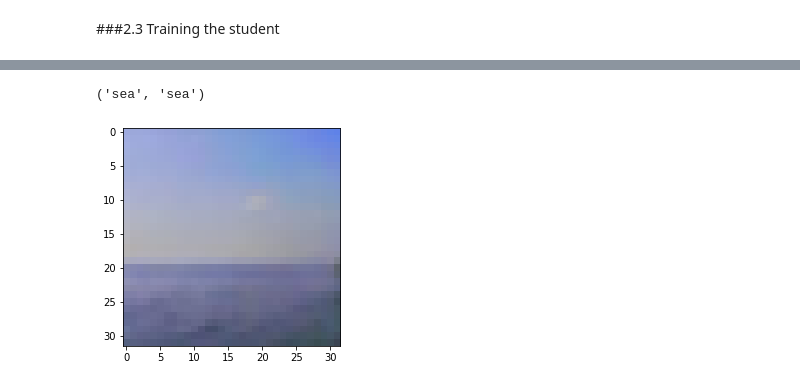
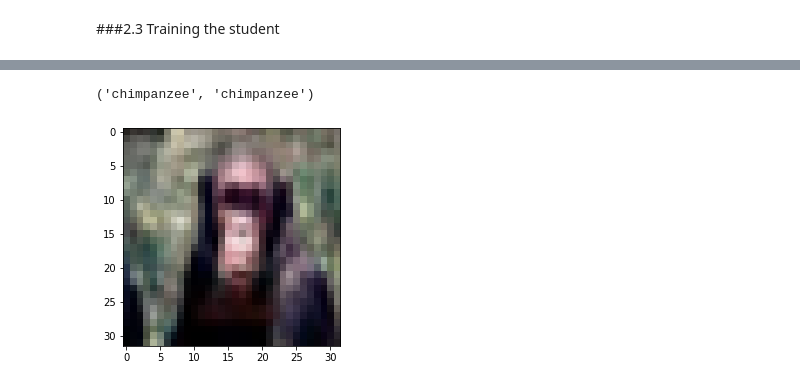
Before and after one commit to MatteoGioia/ViT2MLPMixerKD, a Jupyter notebook: ViT2MLPKD.ipynb, the cells around one changed output, grey strips where cells are left out. Saved outputs shown, nothing was run; the diff lists cells and outputs as text; code cells hidden in the pictures.

```diff
--- a/ViT2MLPKD.ipynb
+++ b/ViT2MLPKD.ipynb
@@ -309,6 +307,7 @@ class LitMixer(pl.LightningModule):
         self.train_tot = 0
         self.val_tot = 0
         self.test_tot = 0
+        self.first_test = True
 
         super().save_hyperparameters()
 
@@ -394,8 +393,13 @@ class LitMixer(pl.LightningModule):
         self.test_acc = 0
         self.test_tot = 0
         #log
-        self.log("test_loss",avg_loss)
-        self.log("test_accuracy",accuracy)
+        if self.first_test:
+          self.log("test_loss_before",avg_loss)
+          self.log("test_accuracy_before",accuracy)
+          self.first_test = False
+        else:
+          self.log("test_loss_after",avg_loss)
+          self.log("test_accuracy_after",accuracy)
         self.log("epoch", float(self.current_epoch))
 
     def configure_optimizers(self) -> torch.optim:
@@ -562,12 +632,12 @@ trainer.test(datamodule=datamodule,model = student)
 # %%
-#@title {run : 'auto'}
-i = 19 #@param{type : "integer"}
-image, gt, teacher_gt = dataset[i]
+#@title Test qualitative results {run : 'auto'}
+datapoint_number = 26 #@param{type : "integer"}
+image, gt = cifar100_test[datapoint_number]
 image_pixels = torchvision.transforms.functional.to_pil_image(image)
 plt.imshow(image_pixels)
-pr = student(image.to(device).unsqueeze(0).float())
+pr = student.mixer(image.unsqueeze(0).float())
 #print(pr)
 dataset.dataset.classes[gt],  dataset.dataset.classes[pr.argmax().item()]
 # %% [output]
-('sea', 'sea')
+('chimpanzee', 'chimpanzee')
-[figure, old version]
+[figure, new version]
```
Also changed, not shown: parts of 5 cells of this notebook.
